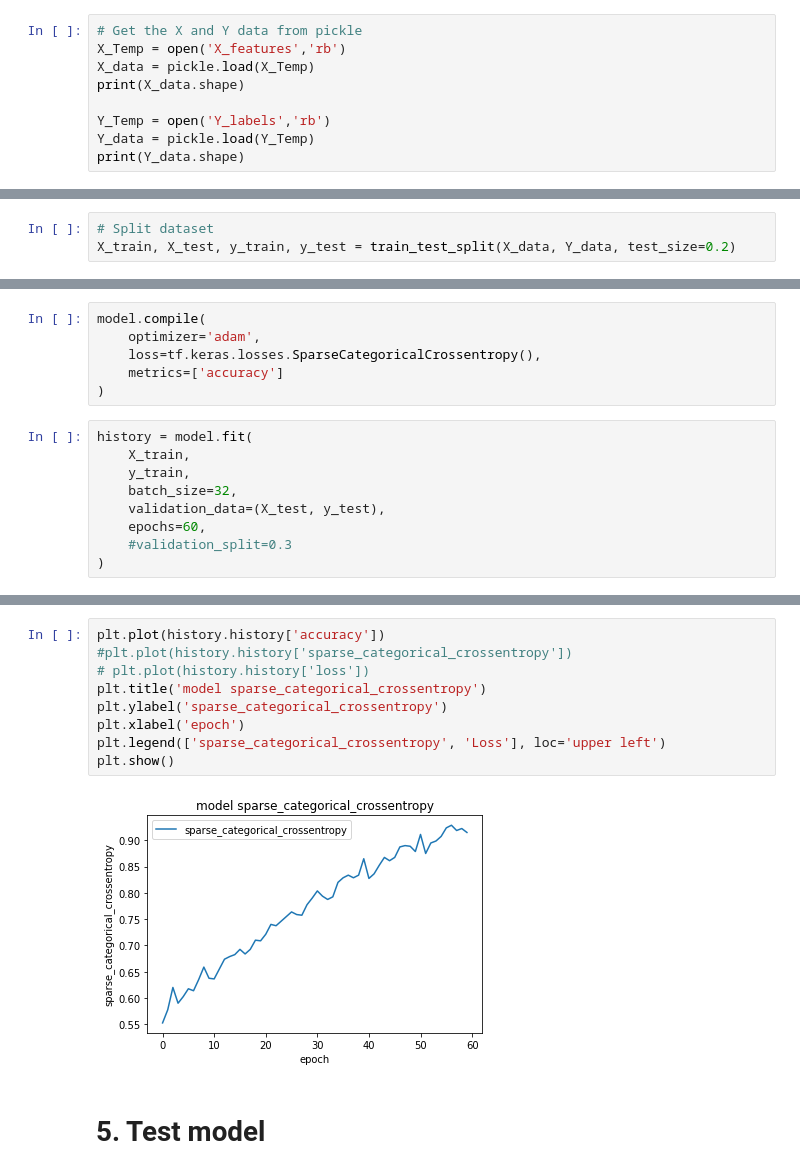
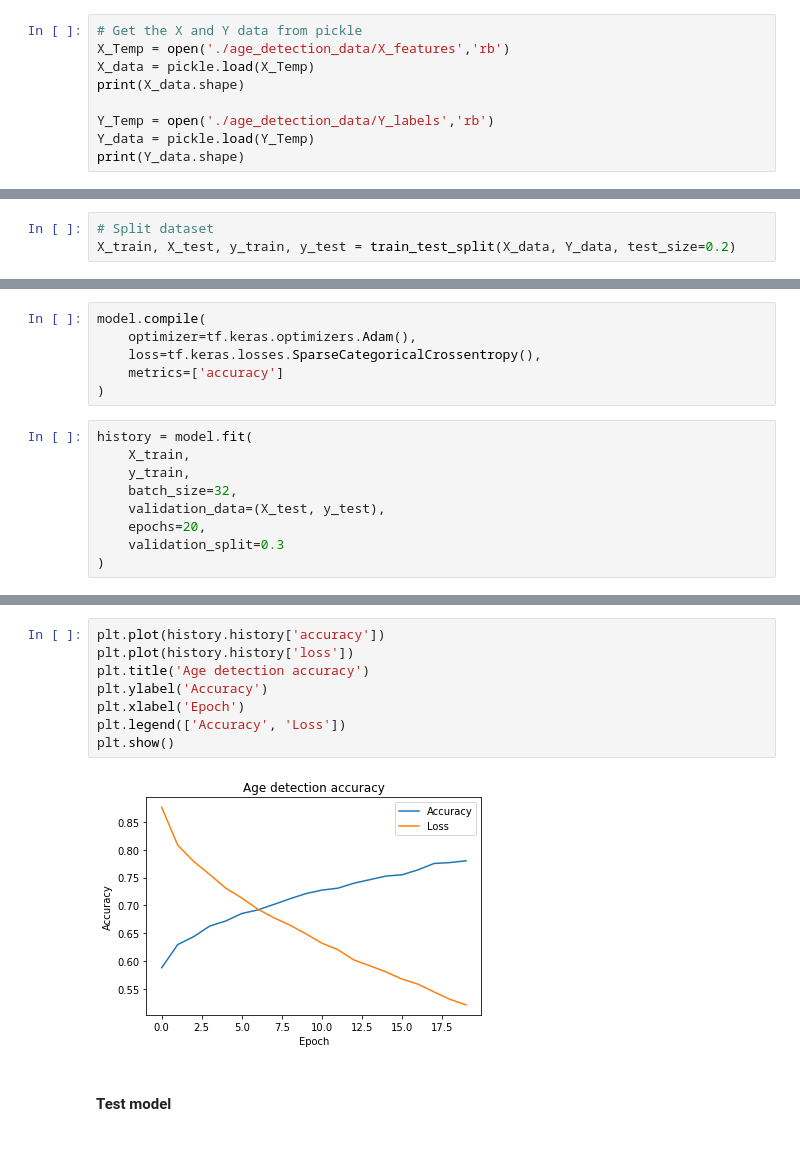
Before and after one commit to jucalfonsom/ml-course, a Jupyter notebook: age_detection.ipynb, the cells around one changed output, grey strips where cells are left out. Drawn from its saved outputs; the diff is of its cells as text; blank space fills up the shorter version.

Commit message:
CNN model version

```diff
--- a/age_detection.ipynb
+++ b/age_detection.ipynb
@@ -177,11 +213,11 @@ pickle_out.close()
 # 4. Create Model
 # %%
 # Get the X and Y data from pickle
-X_Temp = open('X_features','rb')
+X_Temp = open('./age_detection_data/X_features','rb')
 X_data = pickle.load(X_Temp)
 print(X_data.shape)
 
-Y_Temp = open('Y_labels','rb')
+Y_Temp = open('./age_detection_data/Y_labels','rb')
 Y_data = pickle.load(Y_Temp)
 print(Y_data.shape)
 # %% [output]
@@ -207,6 +288,6 @@ model = tf.keras.Sequential([
 # %%
 model.compile(
-    optimizer='adam',
+    optimizer=tf.keras.optimizers.Adam(),
     loss=tf.keras.losses.SparseCategoricalCrossentropy(),
     metrics=['accuracy']
 )
@@ -216,7 +297,7 @@ history = model.fit(
     y_train,
     batch_size=32,
     validation_data=(X_test, y_test),
-    epochs=60,
-    #validation_split=0.3
+    epochs=20,
+    validation_split=0.3
 )
 # %% [output]
@@ -240,16 +321,15 @@ Epoch 60/60
 # %%
 plt.plot(history.history['accuracy'])
-#plt.plot(history.history['sparse_categorical_crossentropy'])
-# plt.plot(history.history['loss'])
-plt.title('model sparse_categorical_crossentropy')
-plt.ylabel('sparse_categorical_crossentropy')
-plt.xlabel('epoch')
-plt.legend(['sparse_categorical_crossentropy', 'Loss'], loc='upper left')
+plt.plot(history.history['loss'])
+plt.title('Age detection accuracy')
+plt.ylabel('Accuracy')
+plt.xlabel('Epoch')
+plt.legend(['Accuracy', 'Loss'])
 plt.show()
 # %% [output]
-[figure, old version]
+[figure, new version]
 # %% [markdown]
-# 5. Test model
+#### Test model
 # %%
 image_test = X_test[0].reshape(-1,IMAGE_SIZE,IMAGE_SIZE,1)
 prediction = model.predict([image_test])
```
Also changed, not shown: parts of 31 cells of this notebook, 4 other files.
